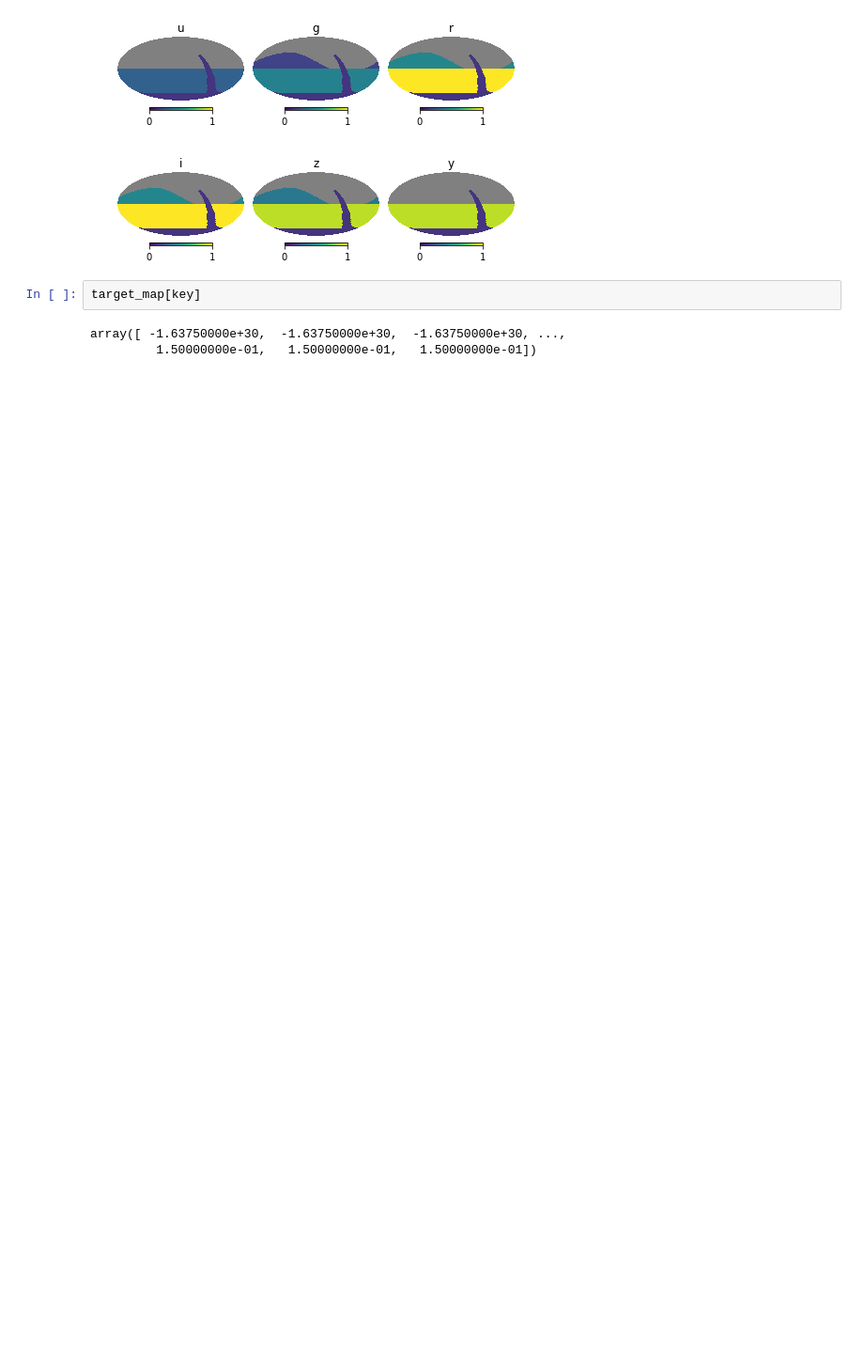
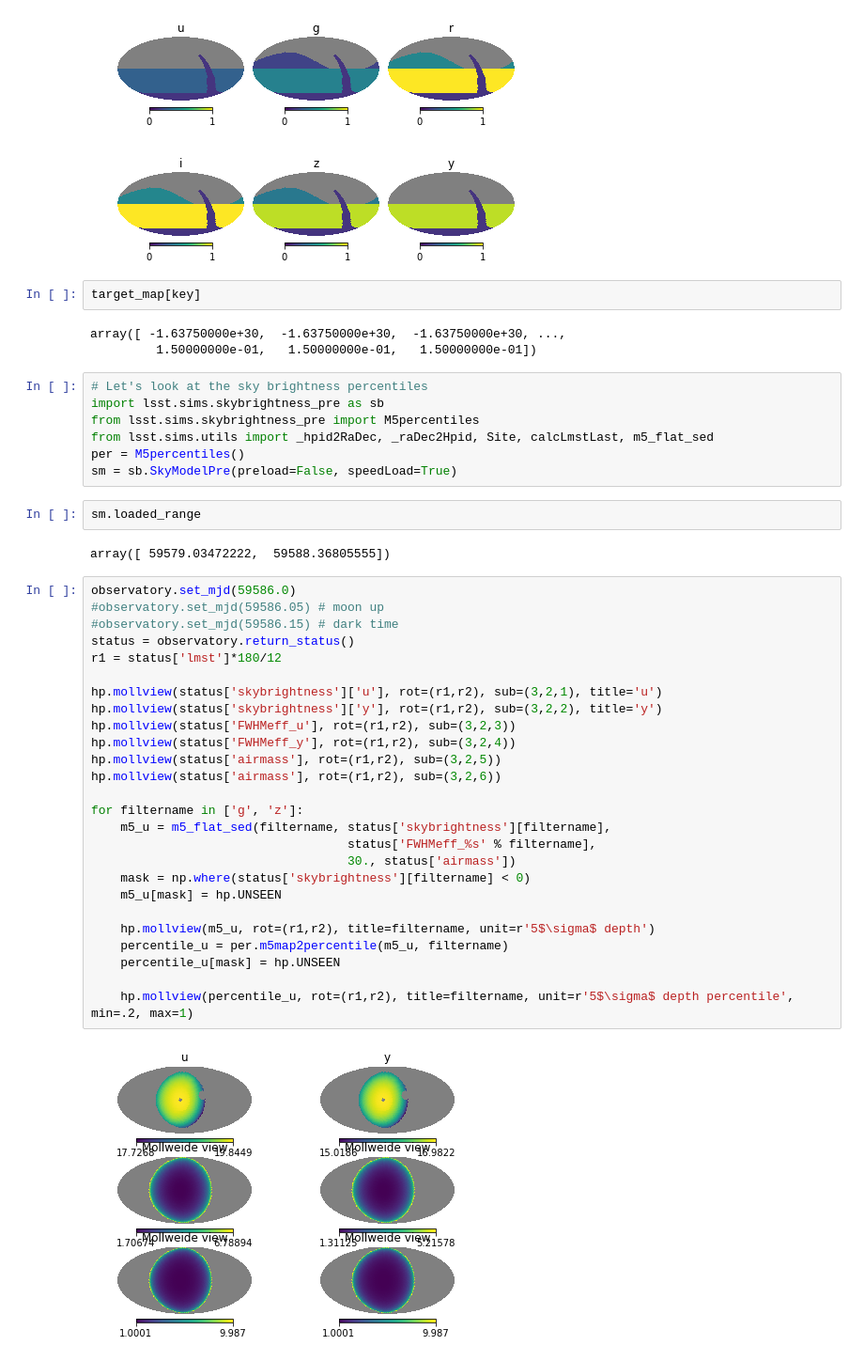
Before and after one commit to lsst-sims/legacy_sims_featureScheduler, a Jupyter notebook: examples/Standards/presentation_plots.ipynb, the cells around one changed output. Shown: that part at 94% size. Cells and saved outputs as stored; diff of their text form; blank space fills up the shorter version.

```diff
--- a/examples/Standards/presentation_plots.ipynb
+++ b/examples/Standards/presentation_plots.ipynb
@@ -95,3 +96,42 @@ target_map[key]
 # %% [output]
 array([ -1.63750000e+30,  -1.63750000e+30,  -1.63750000e+30, ...,
          1.50000000e-01,   1.50000000e-01,   1.50000000e-01])
+# %%
+# Let's look at the sky brightness percentiles
+import lsst.sims.skybrightness_pre as sb
+from lsst.sims.skybrightness_pre import M5percentiles
+from lsst.sims.utils import _hpid2RaDec, _raDec2Hpid, Site, calcLmstLast, m5_flat_sed
+per = M5percentiles()
+sm = sb.SkyModelPre(preload=False, speedLoad=True)
+# %%
+sm.loaded_range
+# %% [output]
+array([ 59579.03472222,  59588.36805555])
+# %%
+observatory.set_mjd(59586.0)
+#observatory.set_mjd(59586.05) # moon up
+#observatory.set_mjd(59586.15) # dark time
+status = observatory.return_status()
+r1 = status['lmst']*180/12
+
+hp.mollview(status['skybrightness']['u'], rot=(r1,r2), sub=(3,2,1), title='u')
+hp.mollview(status['skybrightness']['y'], rot=(r1,r2), sub=(3,2,2), title='y')
+hp.mollview(status['FWHMeff_u'], rot=(r1,r2), sub=(3,2,3))
+hp.mollview(status['FWHMeff_y'], rot=(r1,r2), sub=(3,2,4))
+hp.mollview(status['airmass'], rot=(r1,r2), sub=(3,2,5))
+hp.mollview(status['airmass'], rot=(r1,r2), sub=(3,2,6))
+
+for filtername in ['g', 'z']:
+    m5_u = m5_flat_sed(filtername, status['skybrightness'][filtername],
+                                   status['FWHMeff_%s' % filtername],
+                                   30., status['airmass'])
+    mask = np.where(status['skybrightness'][filtername] < 0)
+    m5_u[mask] = hp.UNSEEN
+
+    hp.mollview(m5_u, rot=(r1,r2), title=filtername, unit=r'5$\sigma$ depth')
+    percentile_u = per.m5map2percentile(m5_u, filtername)
+    percentile_u[mask] = hp.UNSEEN
+
+    hp.mollview(percentile_u, rot=(r1,r2), title=filtername, unit=r'5$\sigma$ depth percentile', min=.2, max=1)
+# %% [output]
+[figure, added]
```
Also changed, not shown: parts of 7 cells of this notebook, 5 other files.
